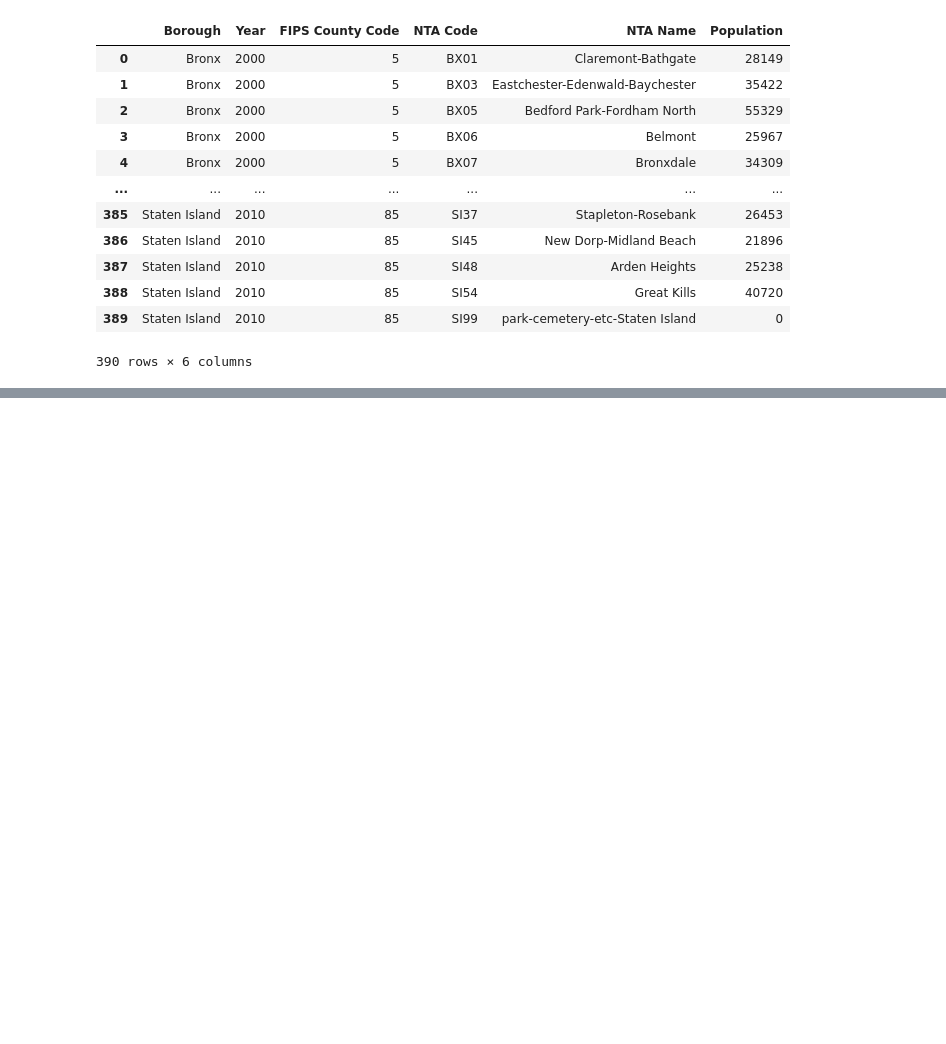
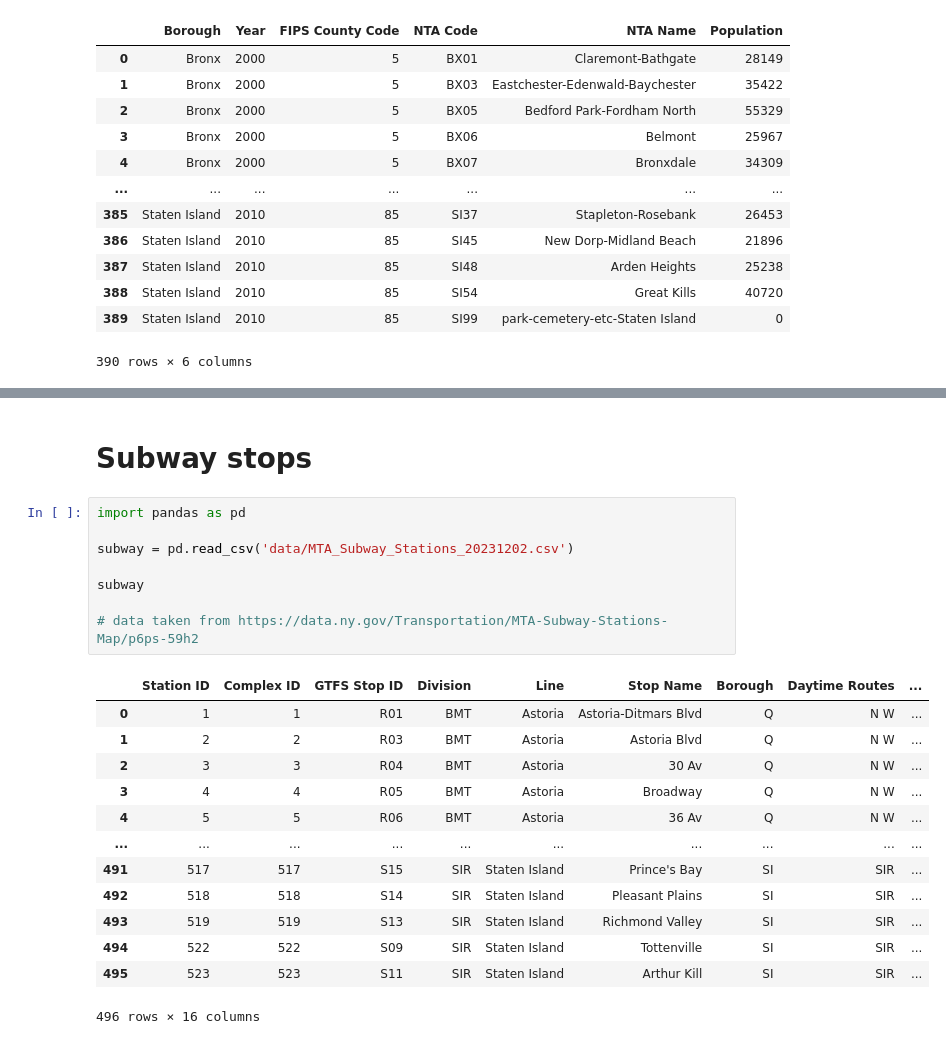
Before and after one commit to michaelrios2015/citi_bike, a Jupyter notebook: project.ipynb, the cells around one changed output, grey strips where cells are left out. Drawn from its saved outputs; the diff is of its cells as text; blank space fills up the shorter version.

```diff
--- a/project.ipynb
+++ b/project.ipynb
@@ -832,0 +613,24 @@ g = sns.catplot(
+# %% [markdown]
+# Subway stops
+# %%
+import pandas as pd
+
+subway = pd.read_csv('data/MTA_Subway_Stations_20231202.csv')
+
+subway
+
+# data taken from https://data.ny.gov/Transportation/MTA-Subway-Stations-Map/p6ps-59h2
+# %% [output]
+|  | Station ID | Complex ID | GTFS Stop ID | Division | Line | Stop Name | Borough | Daytime Routes | ... |
+| 0 | 1 | 1 | R01 | BMT | Astoria | Astoria-Ditmars Blvd | Q | N W | ... |
+| 1 | 2 | 2 | R03 | BMT | Astoria | Astoria Blvd | Q | N W | ... |
+| 2 | 3 | 3 | R04 | BMT | Astoria | 30 Av | Q | N W | ... |
+| 3 | 4 | 4 | R05 | BMT | Astoria | Broadway | Q | N W | ... |
+| 4 | 5 | 5 | R06 | BMT | Astoria | 36 Av | Q | N W | ... |
+| ... | ... | ... | ... | ... | ... | ... | ... | ... | ... |
+| 491 | 517 | 517 | S15 | SIR | Staten Island | Prince's Bay | SI | SIR | ... |
+| 492 | 518 | 518 | S14 | SIR | Staten Island | Pleasant Plains | SI | SIR | ... |
+| 493 | 519 | 519 | S13 | SIR | Staten Island | Richmond Valley | SI | SIR | ... |
+| 494 | 522 | 522 | S09 | SIR | Staten Island | Tottenville | SI | SIR | ... |
+| 495 | 523 | 523 | S11 | SIR | Staten Island | Arthur Kill | SI | SIR | ... |
+496 rows × 16 columns
```
Also changed, not shown: parts of 23 cells of this notebook.
